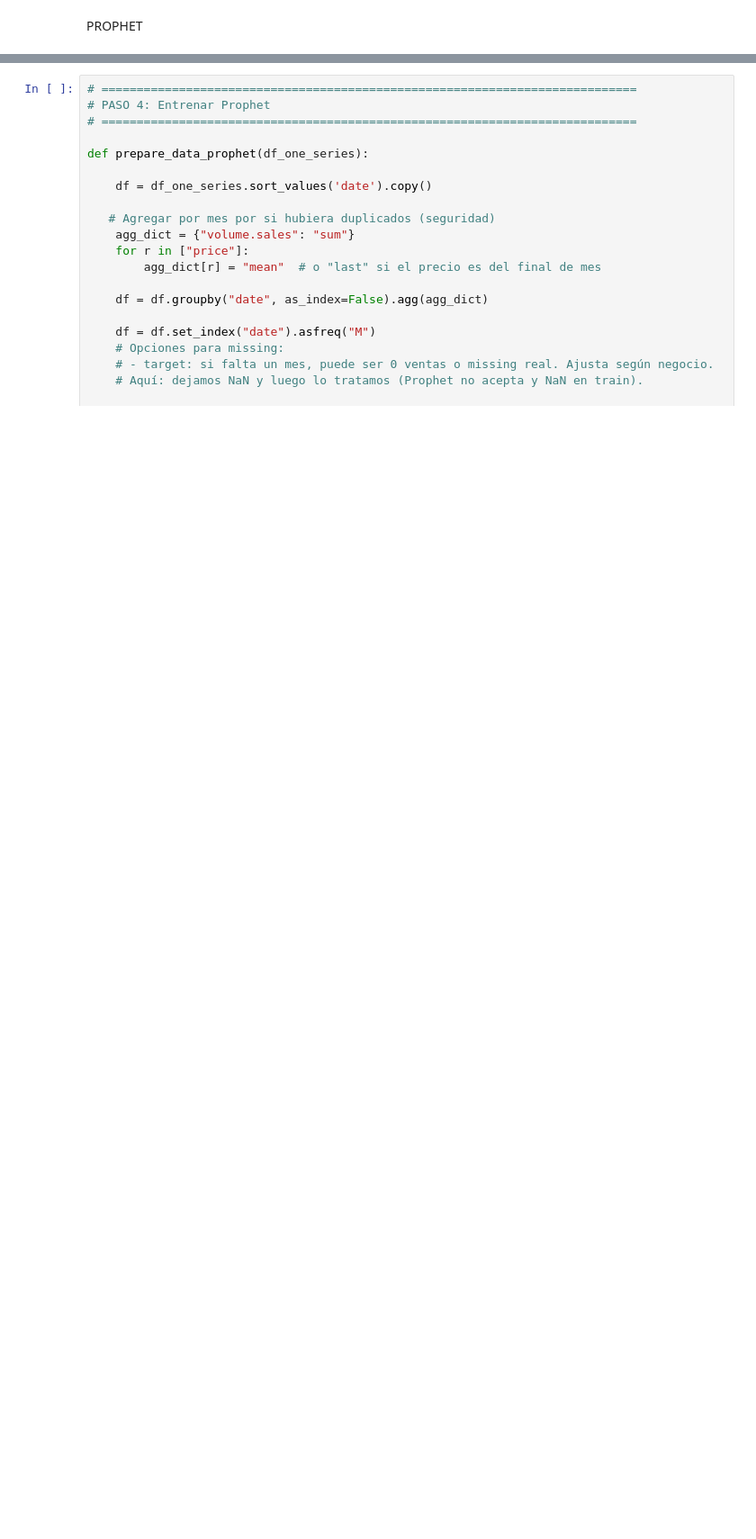
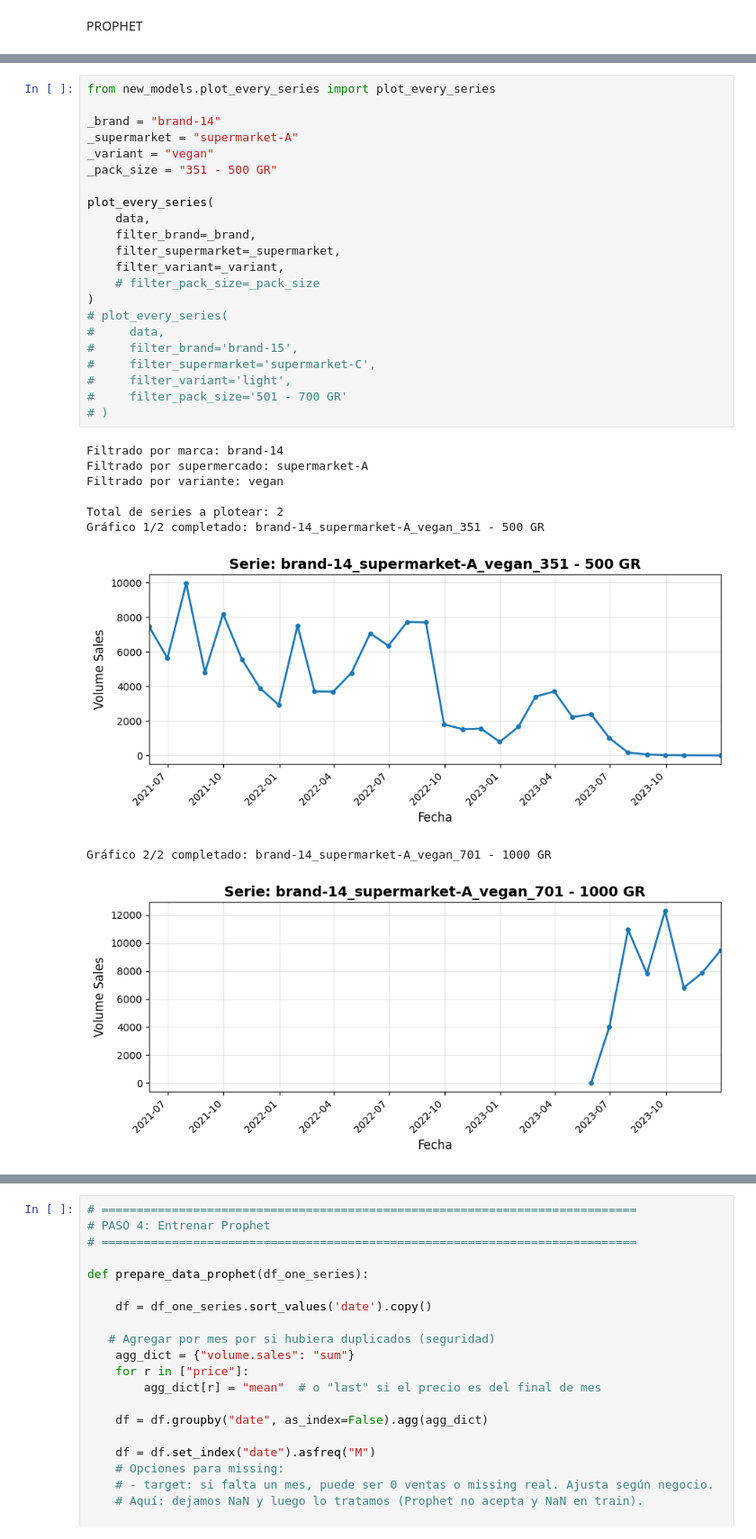
Before and after one commit to oscarjibou/BT-DataAnalysis, a Jupyter notebook: final_version_TFG/5_Prophet.ipynb, the cells around one changed output, grey strips where cells are left out. Shown at 90% size. Drawn from its saved outputs; the diff is of its cells as text; blank space fills up the shorter version.

```diff
--- a/final_version_TFG/5_Prophet.ipynb
+++ b/final_version_TFG/5_Prophet.ipynb
@@ -92,0 +99,32 @@ Test tras filtrar: 132 series
+# %%
+from new_models.plot_every_series import plot_every_series
+
+_brand = "brand-14"
+_supermarket = "supermarket-A"
+_variant = "vegan"
+_pack_size = "351 - 500 GR"
+
+plot_every_series(
+    data,
+    filter_brand=_brand,
+    filter_supermarket=_supermarket,
+    filter_variant=_variant,
+    # filter_pack_size=_pack_size
+)
+# plot_every_series(
+#     data,
+#     filter_brand='brand-15',
+#     filter_supermarket='supermarket-C',
+#     filter_variant='light',
+#     filter_pack_size='501 - 700 GR'
+# )
+# %% [output]
+Filtrado por marca: brand-14
+Filtrado por supermercado: supermarket-A
+Filtrado por variante: vegan
+
+Total de series a plotear: 2
+Gráfico 1/2 completado: brand-14_supermarket-A_vegan_351 - 500 GR
+[figure, added]
+Gráfico 2/2 completado: brand-14_supermarket-A_vegan_701 - 1000 GR
+[figure, added]
```
Also changed, not shown: parts of 9 cells of this notebook.
